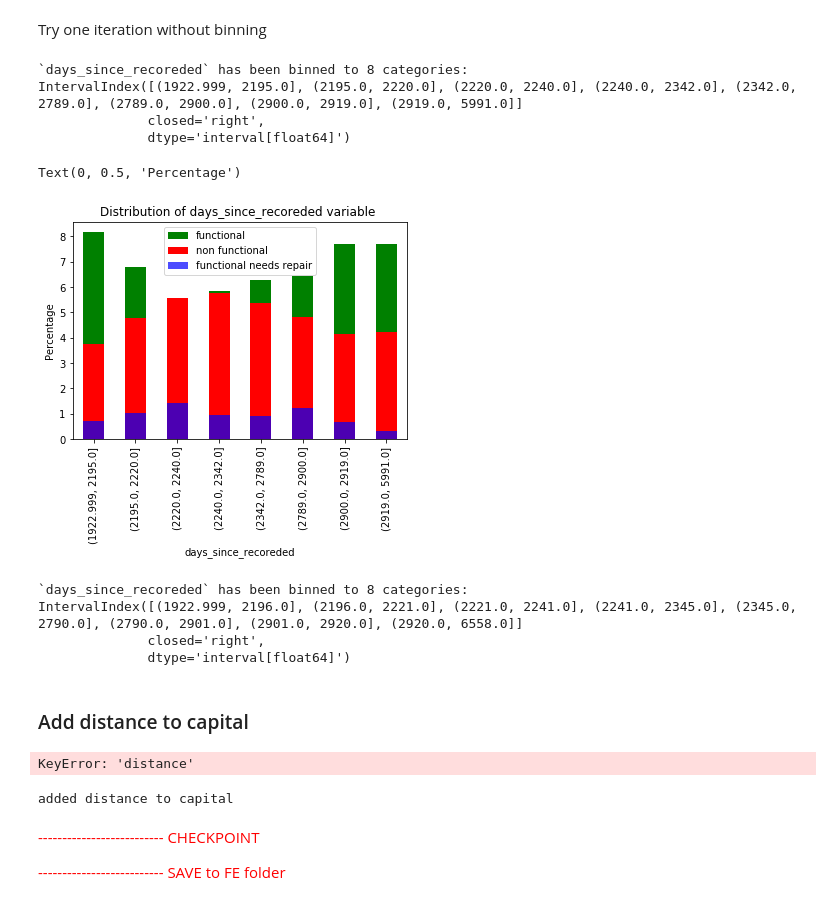
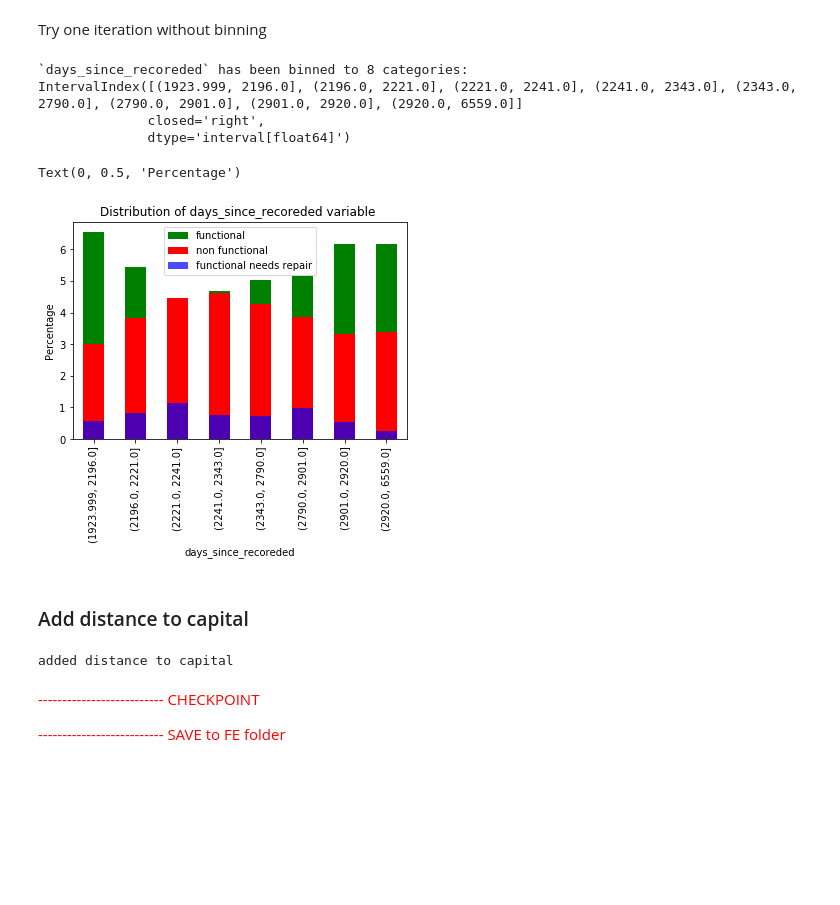
Before and after one commit to mradazoury/Pump_it_Up_ML_project, a Jupyter notebook: 2. Data Preperation & FE.ipynb, the cells around one changed output. Cells and saved outputs as stored; diff of their text form; code cells hidden in the pictures; blank space fills up the shorter version.

```diff
--- a/2. Data Preperation & FE.ipynb
+++ b/2. Data Preperation & FE.ipynb
@@ -118,0 +129,2 @@ Index(['id', 'amount_tsh', 'funder', 'gps_height', 'installer', 'longitude',
+# %%
+data_transformed_without_impute = convert_date_recorded(data_transformed_without_impute)
@@ -121,41 +135,30 @@ Index(['id', 'amount_tsh', 'funder', 'gps_height', 'installer', 'longitude',
 # %% [markdown]
 Try one iteration without binning
 # %%
-train_data_transformed = bin_feature(train_data_transformed, "days_since_recoreded", 8)
+data_transformed_without_impute = bin_feature(data_transformed_without_impute, "days_since_recoreded", 8)
 # %% [output]
 `days_since_recoreded` has been binned to 8 categories:
-IntervalIndex([(1922.999, 2195.0], (2195.0, 2220.0], (2220.0, 2240.0], (2240.0, 2342.0], (2342.0, 2789.0], (2789.0, 2900.0], (2900.0, 2919.0], (2919.0, 5991.0]]
+IntervalIndex([(1923.999, 2196.0], (2196.0, 2221.0], (2221.0, 2241.0], (2241.0, 2343.0], (2343.0, 2790.0], (2790.0, 2901.0], (2901.0, 2920.0], (2920.0, 6559.0]]
               closed='right',
               dtype='interval[float64]')
 # %%
 plt.pyplot.show()
-ax = ((train_data_transformed[train_data_transformed.status_group=='functional'].days_since_recoreded.value_counts().sort_index()/len(train_data_transformed.status_group))*100).plot(kind='bar',color='g', x='days_since_recoreded')
-((train_data_transformed[train_data_transformed.status_group=='non functional'].days_since_recoreded.value_counts().sort_index()/len(train_data_transformed.status_group))*100).plot(kind='bar',color='r', x='days_since_recoreded')
-((train_data_transformed[train_data_transformed.status_group=='functional needs repair'].days_since_recoreded.value_counts().sort_index()/len(train_data_transformed.status_group)*100)).plot(kind='bar',color='b',alpha= 0.7, ax= ax, x='days_since_recoreded')
+ax = ((data_transformed_without_impute[data_transformed_without_impute.status_group=='functional'].days_since_recoreded.value_counts().sort_index()/len(data_transformed_without_impute.status_group))*100).plot(kind='bar',color='g', x='days_since_recoreded')
+((data_transformed_without_impute[data_transformed_without_impute.status_group=='non functional'].days_since_recoreded.value_counts().sort_index()/len(data_transformed_without_impute.status_group))*100).plot(kind='bar',color='r', x='days_since_recoreded')
+((data_transformed_without_impute[data_transformed_without_impute.status_group=='functional needs repair'].days_since_recoreded.value_counts().sort_index()/len(data_transformed_without_impute.status_group)*100)).plot(kind='bar',color='b',alpha= 0.7, ax= ax, x='days_since_recoreded')
 ax.legend(["functional", "non functional","functional needs repair"])
 plt.pyplot.title('Distribution of days_since_recoreded variable ')
 plt.pyplot.xlabel('days_since_recoreded')
 plt.pyplot.ylabel('Percentage')
 # %% [output]
 Text(0, 0.5, 'Percentage')
-[figure, old version]
+[figure, new version]
-# %%
-test_data_transformed = bin_feature(test_data_transformed, "days_since_recoreded", 8)
-# %% [output]
-`days_since_recoreded` has been binned to 8 categories:
-IntervalIndex([(1922.999, 2196.0], (2196.0, 2221.0], (2221.0, 2241.0], (2241.0, 2345.0], (2345.0, 2790.0], (2790.0, 2901.0], (2901.0, 2920.0], (2920.0, 6558.0]]
-              closed='right',
-              dtype='interval[float64]')
 # %% [markdown]
 ### Add distance to capital
-# %%
-data_transformed = distance_capital(data_transformed)
-# %% [output]
-KeyError: 'distance'
-# %%
-test_data_transformed = distance_capital(test_data_transformed)
-# %% [output]
-added distance to capital
+# %%
+data_transformed_without_impute = distance_capital(data_transformed_without_impute)
+# %% [output]
+added distance to capital
 # %% [markdown]
 <p style="color:red;"> -------------------------- CHECKPOINT</p>
 <p style="color:red;"> -------------------------- SAVE to FE folder</p>
```
Also changed, not shown: parts of 21 cells of this notebook, 7 other files.
